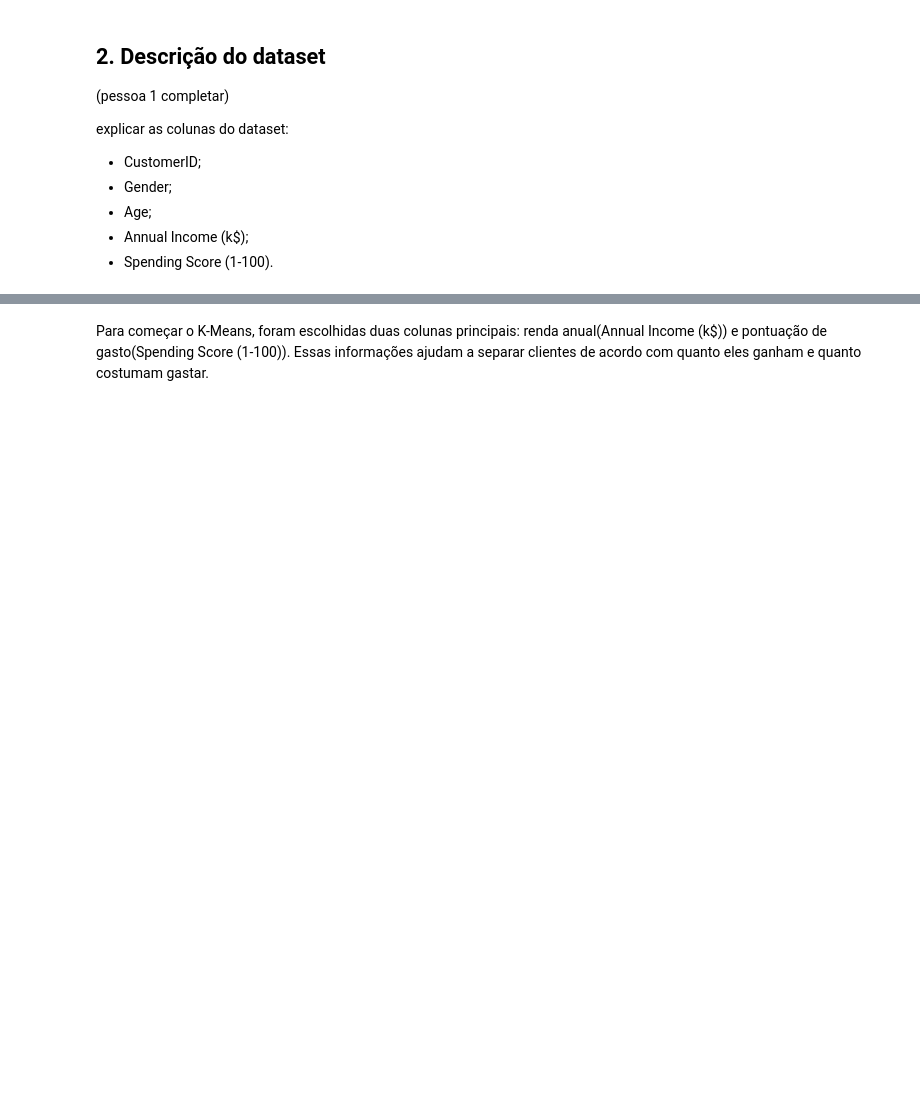
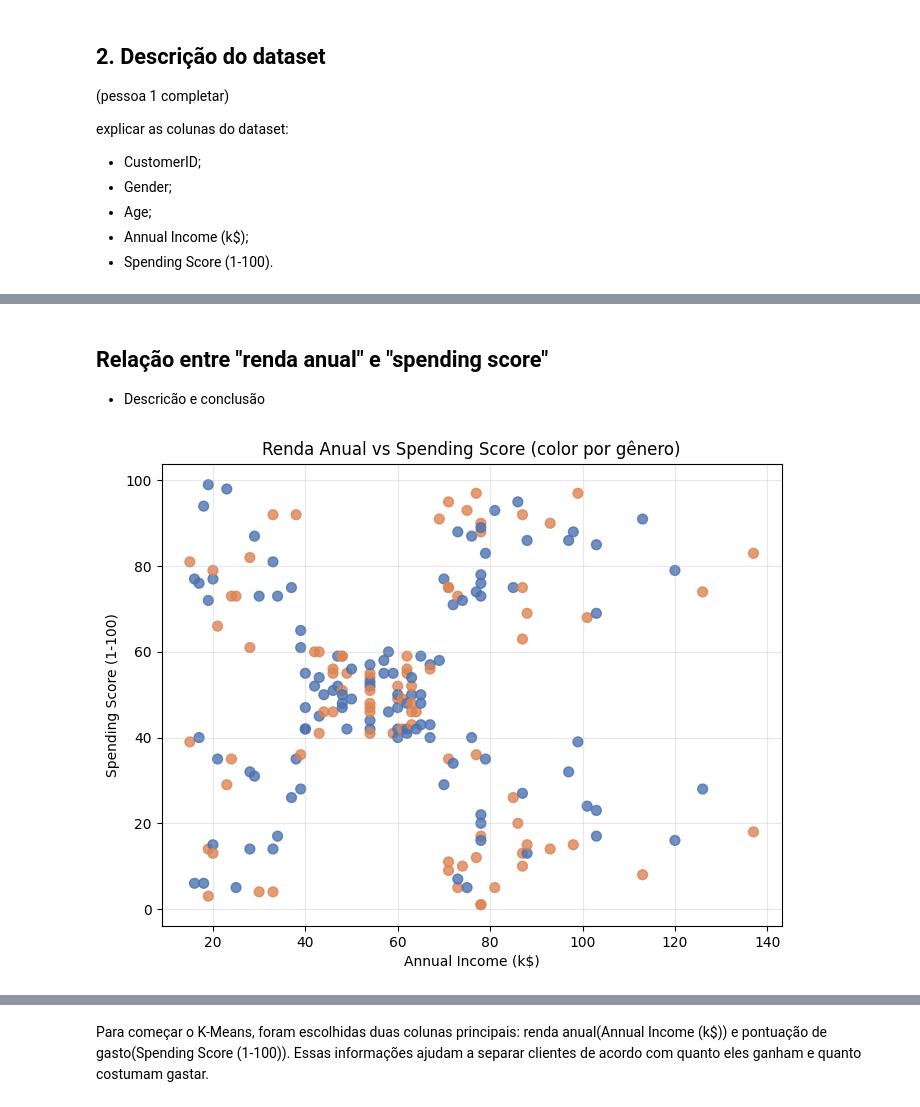
Before and after one commit to edd-araujo/segmentacao-clientes-varejo, a Jupyter notebook: notebooks/index.ipynb, the cells around one changed output, grey strips where cells are left out. Drawn from its saved outputs; the diff is of its cells as text; code cells hidden in the pictures; blank space fills up the shorter version.

```diff
--- a/notebooks/index.ipynb
+++ b/notebooks/index.ipynb
@@ -120,0 +182,15 @@ Nesta seção, criar gráficos como:
+# %% [markdown]
+## Relação entre "renda anual" e "spending score"
+- Descricão e conclusão
+# %%
+# Relação entre renda anual e spending score (color por gênero)
+colors = mall_customers_df["Gender"].map({"Male":"#DD8452","Female":"#4C72B0"})
+plt.figure(figsize=(8,6))
+plt.scatter(mall_customers_df["Annual Income (k$)"], mall_customers_df["Spending Score (1-100)"], c=colors, alpha=0.8, s=50)
+plt.title("Renda Anual vs Spending Score (color por gênero)")
+plt.xlabel("Annual Income (k$)")
+plt.ylabel("Spending Score (1-100)")
+plt.grid(alpha=0.3)
+plt.show()
+# %% [output]
+[figure, added]
```
Also changed, not shown: parts of 25 cells of this notebook.
